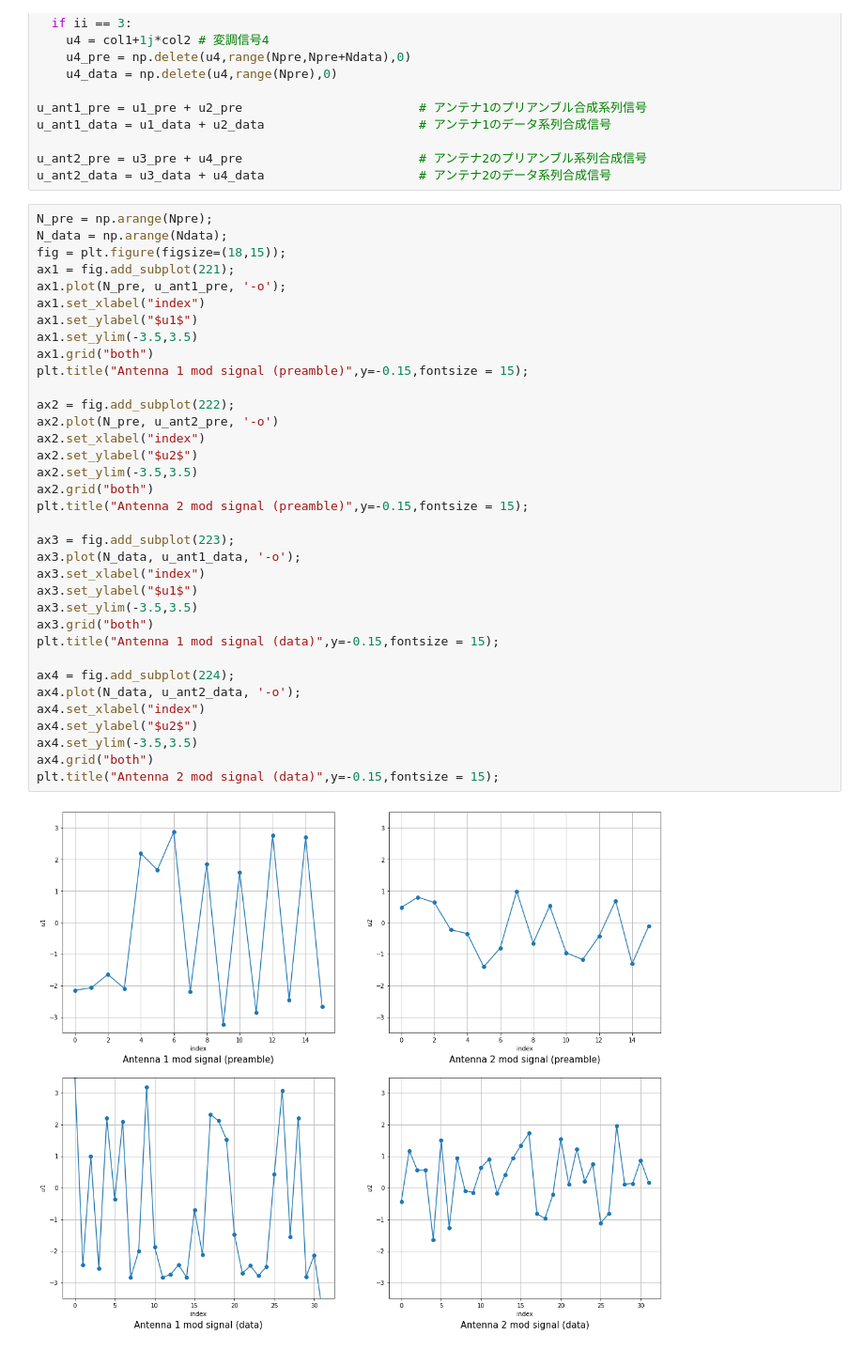
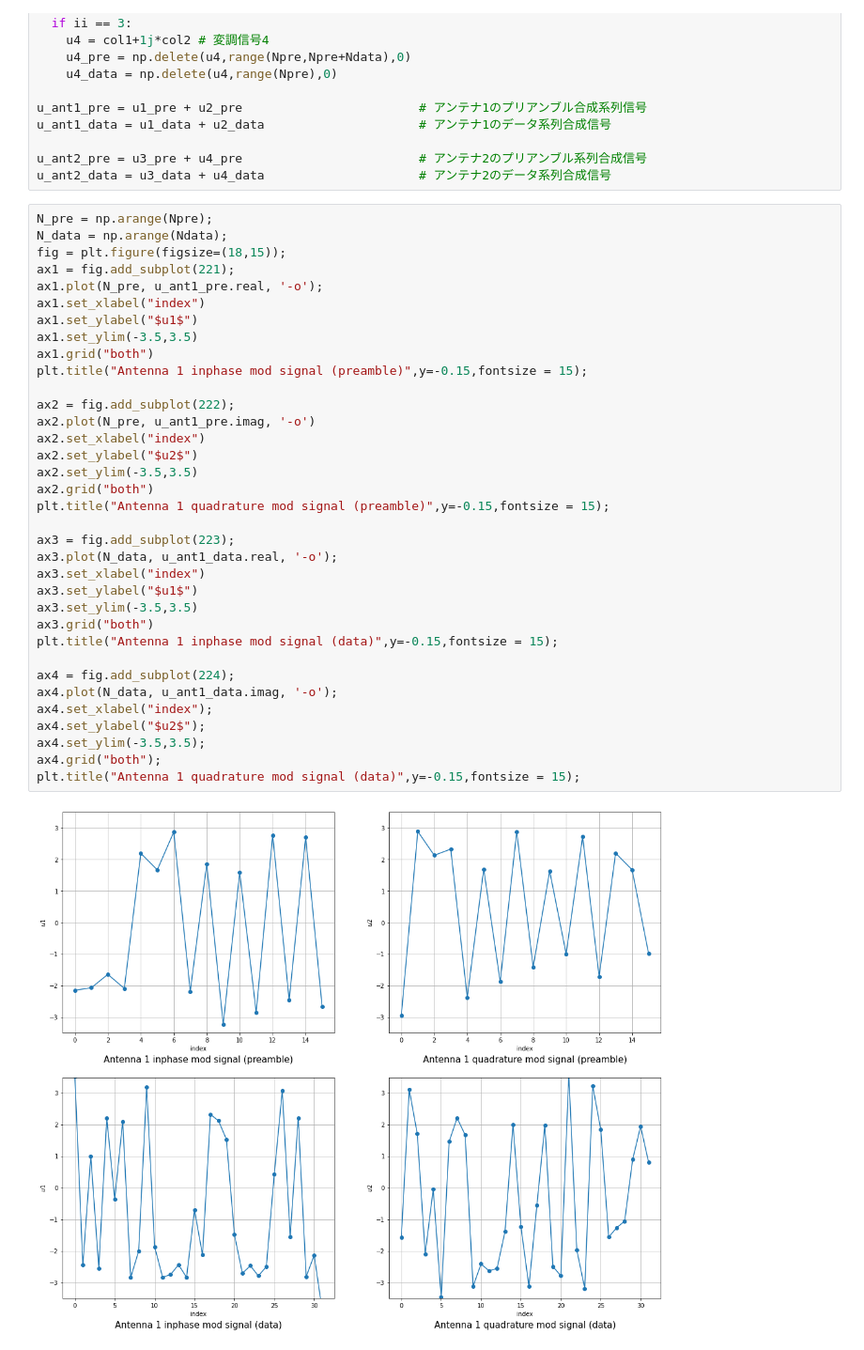
Before and after one commit to satoshi-yamakawa/exp4_3, a Jupyter notebook: exp4_reidai.ipynb, the cells around one changed output. Shown at 94% size. Cells and saved outputs as stored; diff of their text form.

```diff
--- a/exp4_reidai.ipynb
+++ b/exp4_reidai.ipynb
@@ -140,37 +140,37 @@ u_ant2_data = u3_data + u4_data                     # アンテナ2のデータ
 # %%
 N_pre = np.arange(Npre);
 N_data = np.arange(Ndata);
 fig = plt.figure(figsize=(18,15));
 ax1 = fig.add_subplot(221);
-ax1.plot(N_pre, u_ant1_pre, '-o');
+ax1.plot(N_pre, u_ant1_pre.real, '-o');
 ax1.set_xlabel("index")
 ax1.set_ylabel("$u1$")
 ax1.set_ylim(-3.5,3.5)
 ax1.grid("both")
-plt.title("Antenna 1 mod signal (preamble)",y=-0.15,fontsize = 15);
+plt.title("Antenna 1 inphase mod signal (preamble)",y=-0.15,fontsize = 15);
 
 ax2 = fig.add_subplot(222);
-ax2.plot(N_pre, u_ant2_pre, '-o')
+ax2.plot(N_pre, u_ant1_pre.imag, '-o')
 ax2.set_xlabel("index")
 ax2.set_ylabel("$u2$")
 ax2.set_ylim(-3.5,3.5)
 ax2.grid("both")
-plt.title("Antenna 2 mod signal (preamble)",y=-0.15,fontsize = 15);
+plt.title("Antenna 1 quadrature mod signal (preamble)",y=-0.15,fontsize = 15);
 
 ax3 = fig.add_subplot(223);
-ax3.plot(N_data, u_ant1_data, '-o');
+ax3.plot(N_data, u_ant1_data.real, '-o');
 ax3.set_xlabel("index")
 ax3.set_ylabel("$u1$")
 ax3.set_ylim(-3.5,3.5)
 ax3.grid("both")
-plt.title("Antenna 1 mod signal (data)",y=-0.15,fontsize = 15);
+plt.title("Antenna 1 inphase mod signal (data)",y=-0.15,fontsize = 15);
 
 ax4 = fig.add_subplot(224);
-ax4.plot(N_data, u_ant2_data, '-o');
-ax4.set_xlabel("index")
-ax4.set_ylabel("$u2$")
-ax4.set_ylim(-3.5,3.5)
-ax4.grid("both")
-plt.title("Antenna 2 mod signal (data)",y=-0.15,fontsize = 15);
+ax4.plot(N_data, u_ant1_data.imag, '-o');
+ax4.set_xlabel("index");
+ax4.set_ylabel("$u2$");
+ax4.set_ylim(-3.5,3.5);
+ax4.grid("both");
+plt.title("Antenna 1 quadrature mod signal (data)",y=-0.15,fontsize = 15);
 # %% [output]
-[figure, old version]
+[figure, new version]
```
Also changed, not shown: parts of 1 cell of this notebook.
